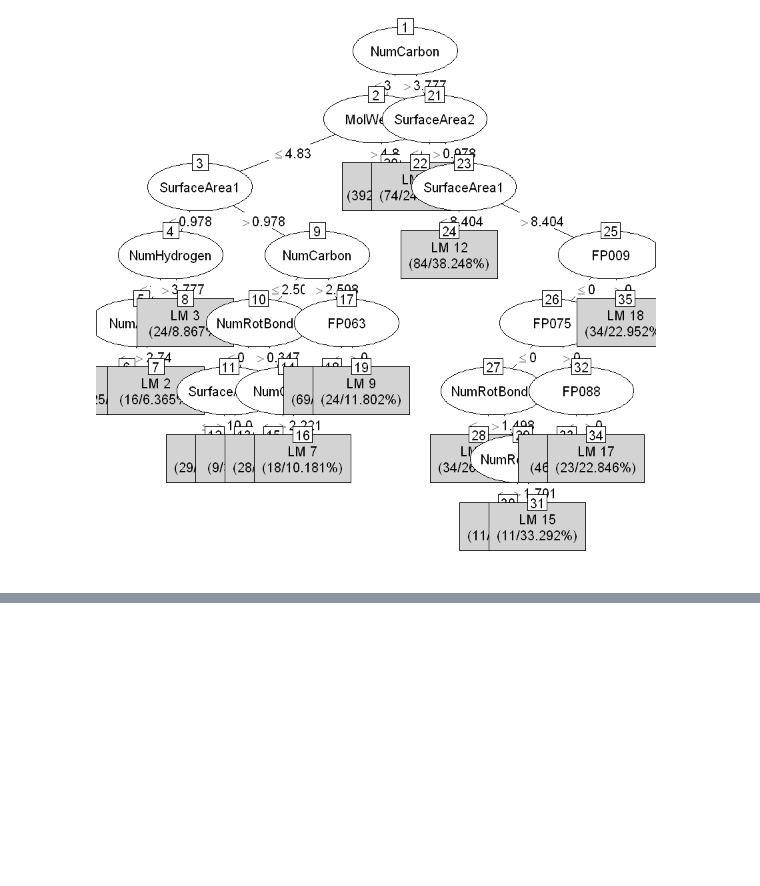
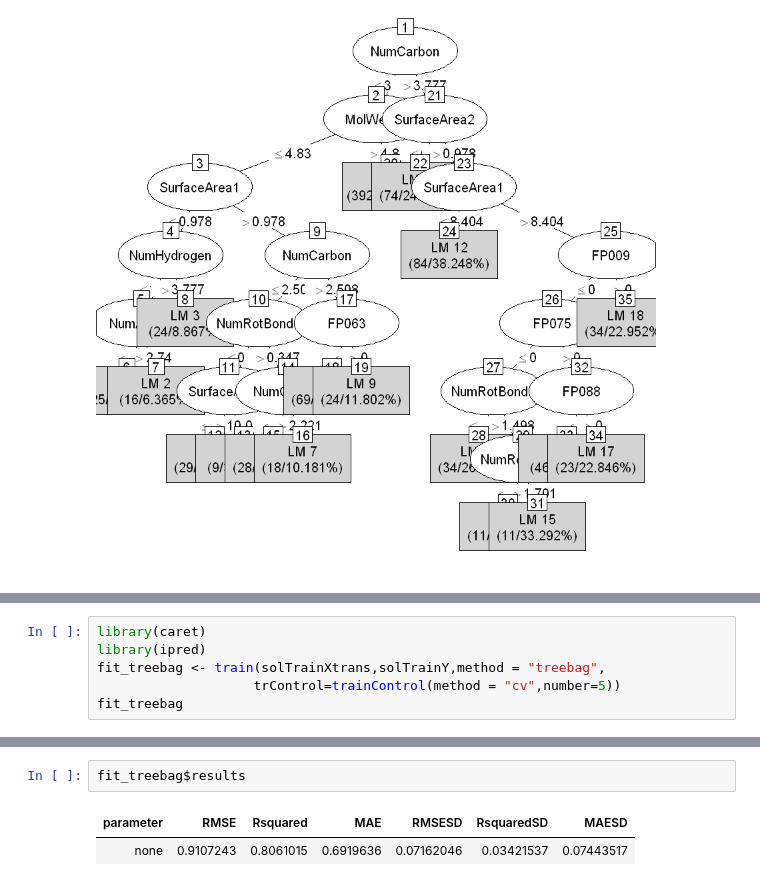
Before and after one commit to Randallzoeng/BookClub, a Jupyter notebook: AppliedPredictiveModeling/Chap. 8 Regression Trees and Rule-Based Models.ipynb, the cells around one changed output, grey strips where cells are left out. Drawn from its saved outputs; the diff is of its cells as text; blank space fills up the shorter version.

```diff
--- a/AppliedPredictiveModeling/Chap. 8 Regression Trees and Rule-Based Models.ipynb
+++ b/AppliedPredictiveModeling/Chap. 8 Regression Trees and Rule-Based Models.ipynb
@@ -110,0 +137,6 @@ plot(fit_rtree)
+# %%
+library(caret)
+library(ipred)
+fit_treebag <- train(solTrainXtrans,solTrainY,method = "treebag",
+                    trControl=trainControl(method = "cv",number=5))
+fit_treebag
@@ -110,0 +158,5 @@ plot(fit_rtree)
+# %%
+fit_treebag$results
+# %% [output]
+| parameter | RMSE | Rsquared | MAE | RMSESD | RsquaredSD | MAESD |
+| none | 0.9107243 | 0.8061015 | 0.6919636 | 0.07162046 | 0.03421537 | 0.07443517 |
```
Also changed, not shown: parts of 7 cells of this notebook.
